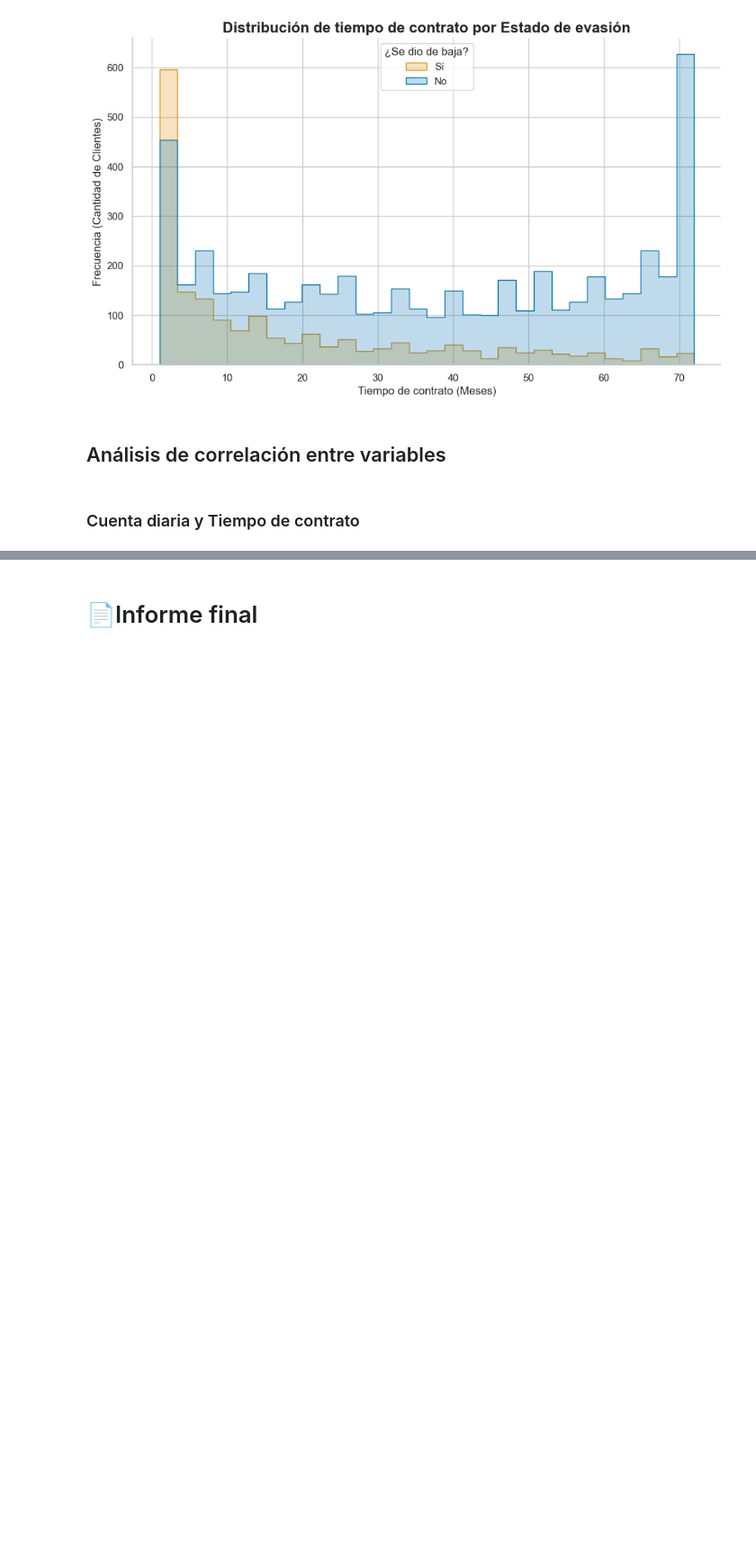
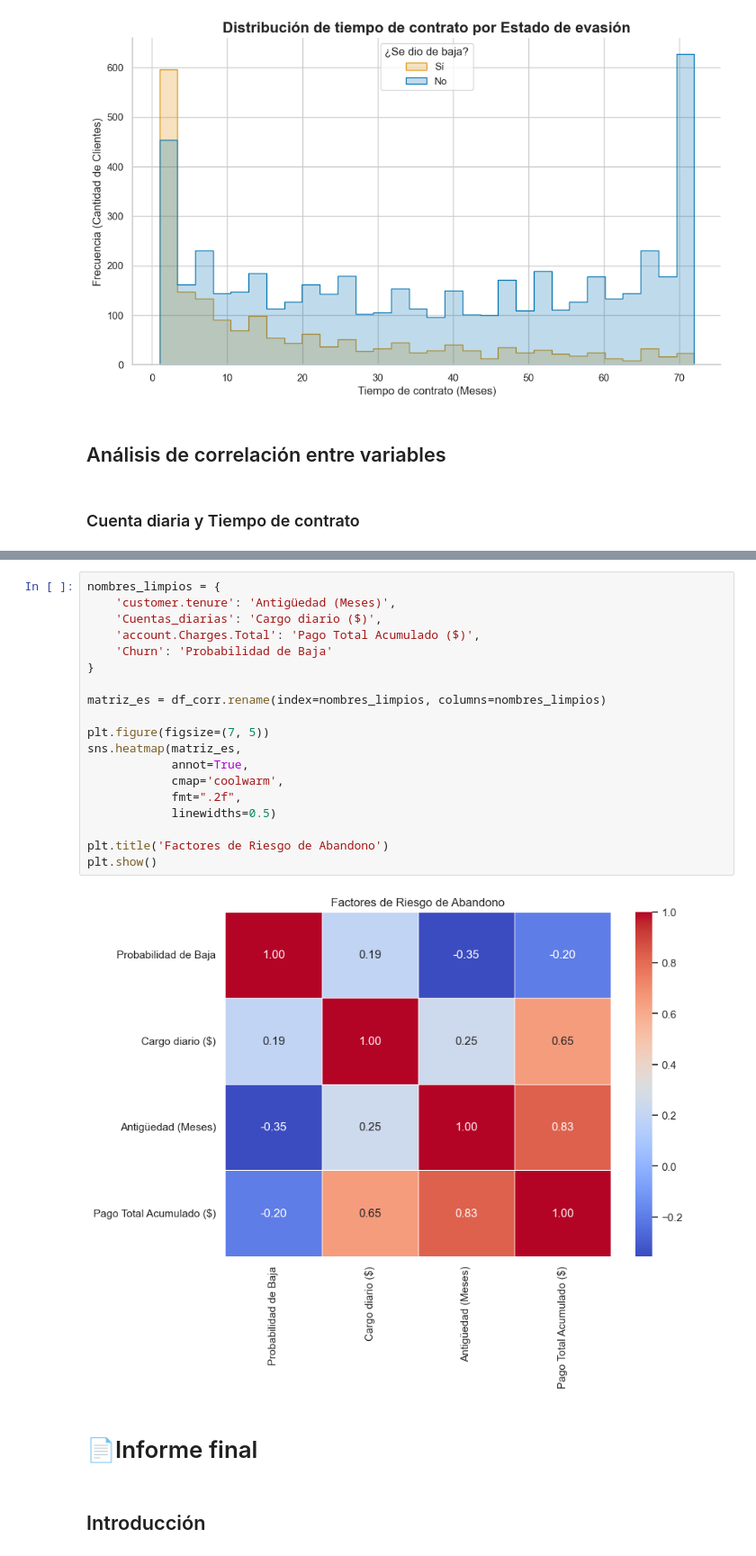
Before and after one commit to Luis1g/Challenge-Telecom, a Jupyter notebook: TelecomX_LATAM.ipynb, the cells around one changed output, grey strips where cells are left out. Shown at 90% size. Saved outputs shown, nothing was run; the diff lists cells and outputs as text; blank space fills up the shorter version.

```diff
--- a/TelecomX_LATAM.ipynb
+++ b/TelecomX_LATAM.ipynb
@@ -465,2 +481,25 @@ account.Charges.Total               1.000000
+# %%
+nombres_limpios = {
+    'customer.tenure': 'Antigüedad (Meses)',
+    'Cuentas_diarias': 'Cargo diario ($)',
+    'account.Charges.Total': 'Pago Total Acumulado ($)',
+    'Churn': 'Probabilidad de Baja'
+}
+
+matriz_es = df_corr.rename(index=nombres_limpios, columns=nombres_limpios)
+
+plt.figure(figsize=(7, 5))
+sns.heatmap(matriz_es,
+            annot=True,
+            cmap='coolwarm',
+            fmt=".2f",
+            linewidths=0.5)
+
+plt.title('Factores de Riesgo de Abandono')
+plt.show()
+# %% [output]
+[figure, added]
 # %% [markdown]
 # 📄Informe final
+# %% [markdown]
+## Introducción
```
Also changed, not shown: parts of 23 cells of this notebook, 8 other files.
